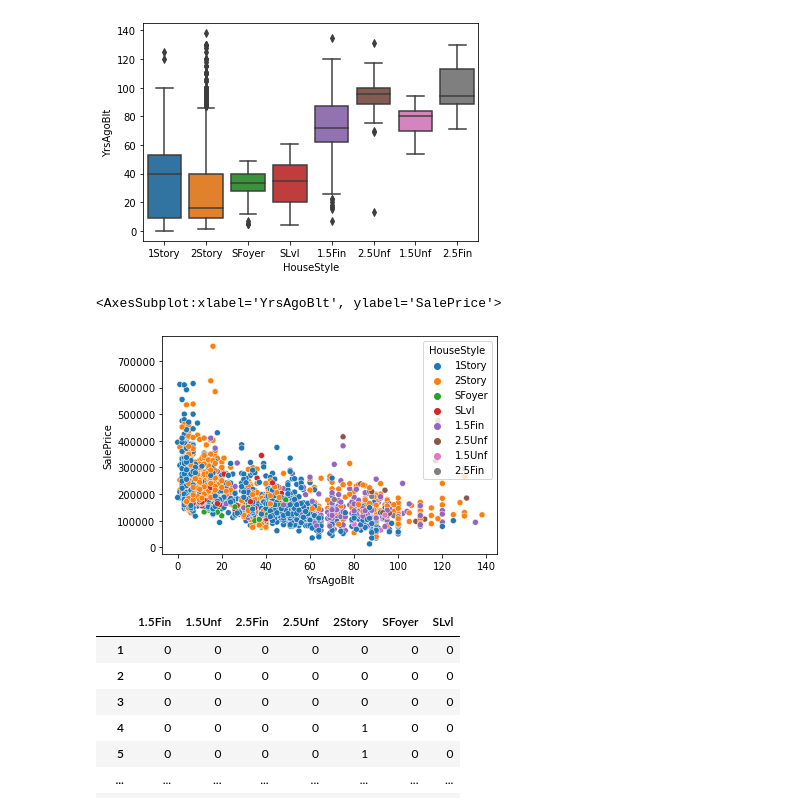
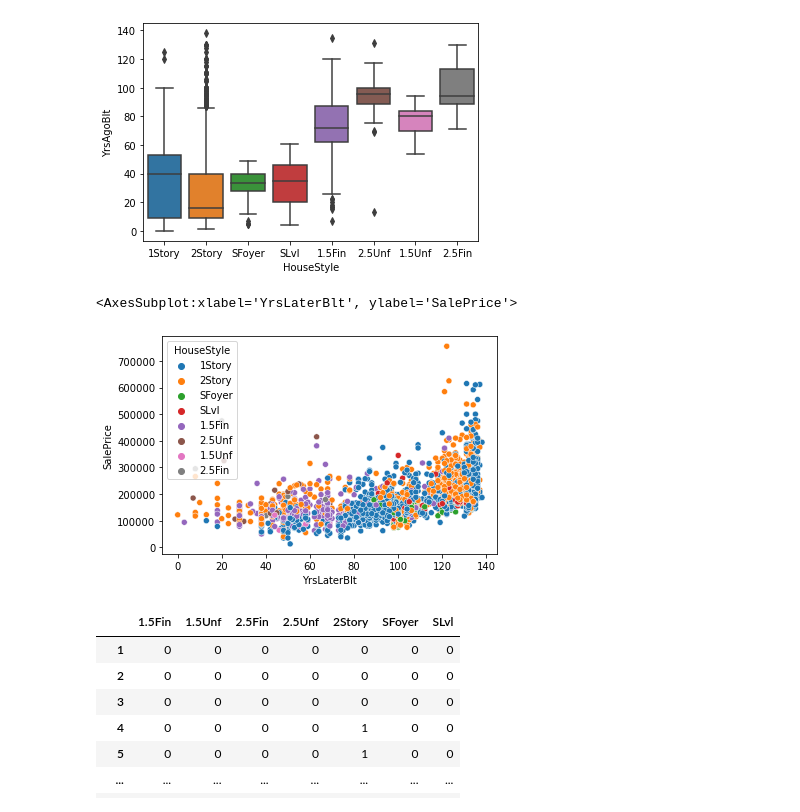
Before and after one commit to kchander92/NYCDSA-Machine-Learning-Project, a Jupyter notebook: Machine Learning EDA and Modeling.ipynb, the cells around one changed output. Cells and saved outputs as stored; diff of their text form; code cells hidden in the pictures.

```diff
--- a/Machine Learning EDA and Modeling.ipynb
+++ b/Machine Learning EDA and Modeling.ipynb
@@ -114,7 +114,7 @@ GarageYrBlt     2010.0
 YrSold          2010.0
 dtype: float64
 # %%
-housing_clean['YrsAgoBlt'] = housing_clean['YearBuilt'].max() - housing_clean['YearBuilt']
+housing_clean['YrsLaterBlt'] = housing_clean['YearBuilt'] - housing_clean['YearBuilt'].min()
 housing_clean['YrsAfterRemod'] = housing_clean['YearRemodAdd'] - housing_clean['YearBuilt']
 housing_clean['GarageYrsAfterBlt'] = housing_clean['GarageYrBlt'] - housing_clean['YearBuilt']
 housing_clean['YrsAfterSold'] = housing_clean['YrSold'] - housing_clean['YearBuilt']
@@ -238,10 +252,10 @@ sb.boxplot(data=housing_clean, x='HouseStyle', y='YrsAgoBlt')
 <AxesSubplot:xlabel='HouseStyle', ylabel='YrsAgoBlt'>
 [figure]
 # %%
-sb.scatterplot(data=housing_clean, x='YrsAgoBlt', y='SalePrice', hue='HouseStyle')
+sb.scatterplot(data=housing_clean, x='YrsLaterBlt', y='SalePrice', hue='HouseStyle')
 # %% [output]
-<AxesSubplot:xlabel='YrsAgoBlt', ylabel='SalePrice'>
+<AxesSubplot:xlabel='YrsLaterBlt', ylabel='SalePrice'>
-[figure, old version]
+[figure, new version]
 # %%
 pd.get_dummies(object_cols['HouseStyle']).drop(columns=['1Story'])
 # %% [output]
```
Also changed, not shown: parts of 38 cells of this notebook.
